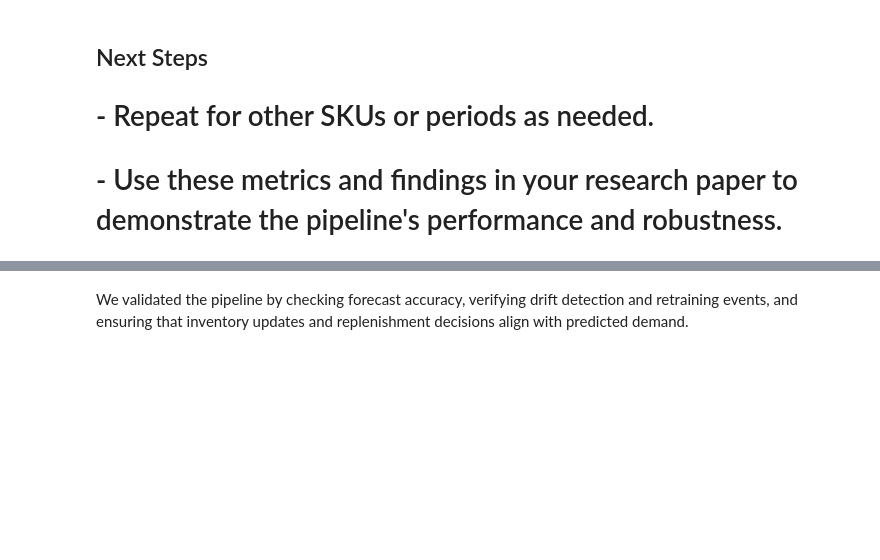
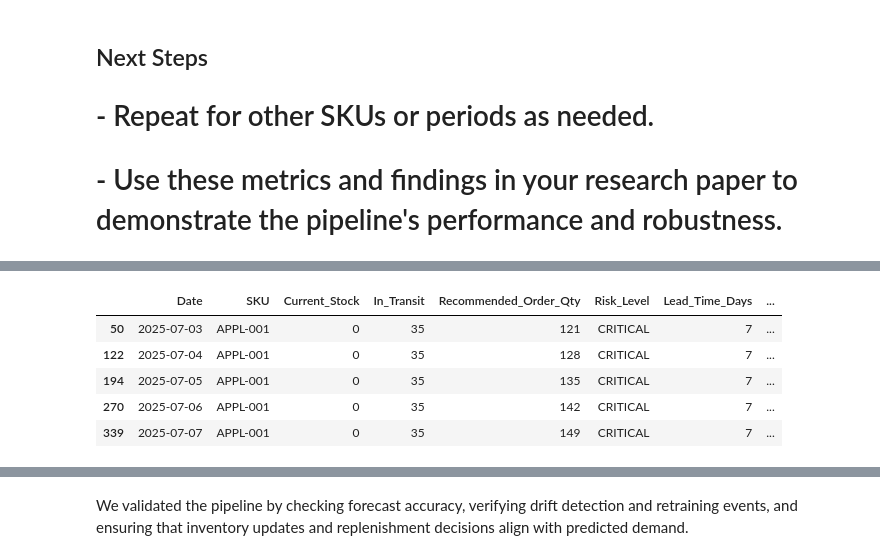
Before and after one commit to nidhik52/demand-forecasting-drift, a Jupyter notebook: notebook/02_validate_results.ipynb, the cells around one changed output, grey strips where cells are left out. Saved outputs shown, nothing was run; the diff lists cells and outputs as text; code cells hidden in the pictures; blank space fills up the shorter version.

```diff
--- a/notebook/02_validate_results.ipynb
+++ b/notebook/02_validate_results.ipynb
@@ -138,14 +194,10 @@ metrics_sku.head()
 # %%
 # Master Inventory Validation - Filter inventory for SKU
-
-inventory_sku = inventory[inventory["SKU"] == sku]
-
-inventory_sku
-
-# Check stock trend manually by looking at inventory_sku dataframe. Look for any significant drops or increases in stock levels that could explain demand changes.
-
-# OPTIONAL: if you logged historical inventory (else skip)
-
-print("Final stock:", inventory_sku["Current_Stock"].values[0])
-print("Stock last updated:", inventory_sku["Stock_As_Of_Date"].values[0])
+try:
+    inventory_sku = inventory[inventory['SKU'] == sku]
+    display(inventory_sku)
+    print('Final stock:', inventory_sku['Current_Stock'].values[0])
+    print('Stock last updated:', inventory_sku['Stock_As_Of_Date'].values[0])
+except Exception as e:
+    print('Inventory data not loaded or missing columns:', e)
 # %% [output]
@@ -153,52 +207,26 @@ Final stock: 14
 Stock last updated: 2025-01-01T00:00:00.000000000
 # %%
 # Inventory Recommendation Validation - Filter recommendations for SKU and date range
-
-
-# Check if Stock_As_Of_Date exists in recommendations before filtering by it
-
-if "Stock_As_Of_Date" in recommendations.columns:
-
-    rec_sku = recommendations[
-
-        (recommendations["SKU"] == sku) &
-
-        (recommendations["Stock_As_Of_Date"].between(start, end))
-
-    ]
-
-else:
-
-    print("⚠️ 'Stock_As_Of_Date' column missing in recommendations. Skipping date filter.")
-
-    rec_sku = recommendations[recommendations["SKU"] == sku]
-
-
-
-rec_sku.head()
-
-
-
-# Compare forecast vs recommendation
-
-latest_forecast = pred.sort_values("Date").tail(7)["Forecast_Demand"].mean()
-
-latest_stock = inventory_sku["Current_Stock"].values[0]
-
-print("Avg Forecast (last 7 days):", latest_forecast)
-
-print("Current Stock:", latest_stock)
-
-
-
-# Logic Validation - Check if recommendation logic is correct based on forecast and stock
-
-if latest_forecast > latest_stock:
-
-    print("✔ Correct: Demand > Stock → Should reorder")
-
-else:
-
-    print("✔ Correct: Stock sufficient")
+try:
+    if 'Stock_As_Of_Date' in recommendations.columns:
+        rec_sku = recommendations[(recommendations['SKU'] == sku) & (recommendations['Stock_As_Of_Date'].between(start, end))]
+    else:
+        print("⚠️ 'Stock_As_Of_Date' column missing in recommendations. Skipping date filter.")
+        rec_sku = recommendations[recommendations['SKU'] == sku]
+    display(rec_sku.head())
+    # Compare forecast vs recommendation
+    if 'pred' in locals() and not pred.empty and 'inventory_sku' in locals() and not inventory_sku.empty:
+        latest_forecast = pred.sort_values('Date').tail(7)['Forecast_Demand'].mean()
+        latest_stock = inventory_sku['Current_Stock'].values[0]
+        print('Avg Forecast (last 7 days):', latest_forecast)
+        print('Current Stock:', latest_stock)
+        if latest_forecast > latest_stock:
+            print('✔ Correct: Demand > Stock → Should reorder')
+        else:
+            print('✔ Correct: Stock sufficient')
+    else:
+        print('Not enough data for forecast vs recommendation logic check!')
+except Exception as e:
+    print('Recommendations data not loaded or missing columns:', e)
 # %% [output]
 ⚠️ 'Stock_As_Of_Date' column missing in recommendations. Skipping date filter.
@@ -207,0 +233,6 @@ Current Stock: 14
+|  | Date | SKU | Current_Stock | In_Transit | Recommended_Order_Qty | Risk_Level | Lead_Time_Days | ... |
+| 50 | 2025-07-03 | APPL-001 | 0 | 35 | 121 | CRITICAL | 7 | ... |
+| 122 | 2025-07-04 | APPL-001 | 0 | 35 | 128 | CRITICAL | 7 | ... |
+| 194 | 2025-07-05 | APPL-001 | 0 | 35 | 135 | CRITICAL | 7 | ... |
+| 270 | 2025-07-06 | APPL-001 | 0 | 35 | 142 | CRITICAL | 7 | ... |
+| 339 | 2025-07-07 | APPL-001 | 0 | 35 | 149 | CRITICAL | 7 | ... |
```
Also changed, not shown: parts of 21 cells of this notebook, 10 other files.
